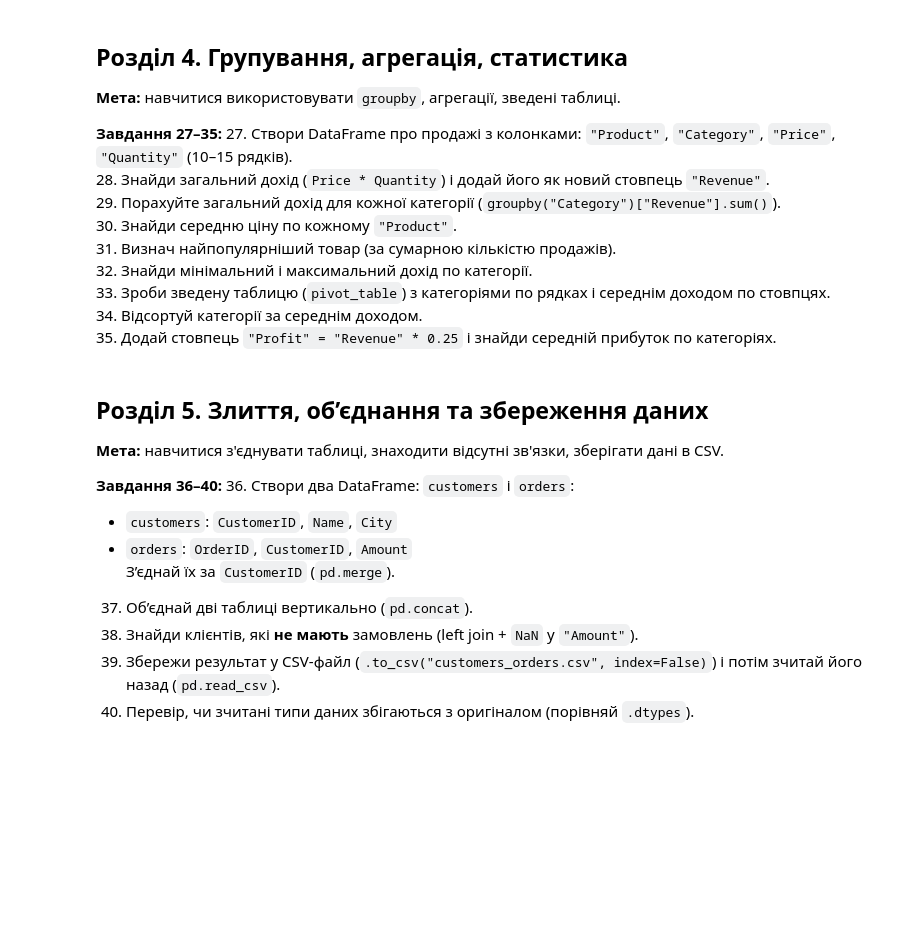
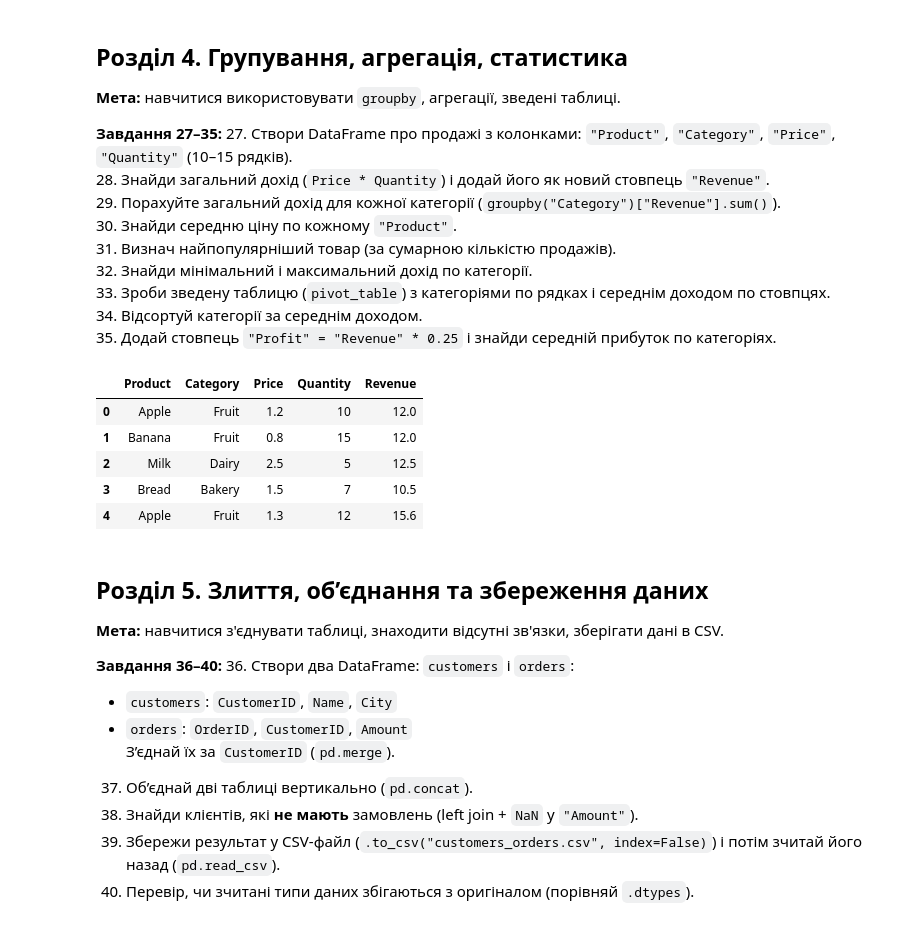
Before and after one commit to shevyakina43/test_task_python, a Jupyter notebook: pandas_matplotlib_practice.ipynb, the cells around one changed output. Saved outputs shown, nothing was run; the diff lists cells and outputs as text; code cells hidden in the pictures; blank space fills up the shorter version.

```diff
--- a/pandas_matplotlib_practice.ipynb
+++ b/pandas_matplotlib_practice.ipynb
@@ -289,0 +285,30 @@ df
+# %%
+# Розв'язання для завдань 21–26
+# Підказка: використовуй np.nan для створення пропусків.
+import pandas as pd
+import numpy as np
+# 21
+df = pd.DataFrame({
+    'Name':['Anna','Maria', None,'Mark','Max'],
+    'Age':[15, np.nan, 65, None, 43],
+    'City': ['Kyiv', None,'New York','Paris', np.nan],
+    'Salary': [50000, 60000, None, 55000, np.nan]
+})
+# 22
+text_columns = df.select_dtypes(include='object').columns
+df[text_columns] = df[text_columns].fillna('Unknown')   # select - выбрать,  - dtypes - типы данных, include='object - включить текстовые, .columns - взять только имена столбцов, df[text_columns] - обратиться к этим столбцам, .fillna('Unknown') - заменить NaN
+
+# 23
+num_columns = df.select_dtypes(include='number').columns
+df[num_columns] = df[num_columns].fillna(df[num_columns].mean())
+
+# 24
+df_dropped = df.dropna() # Удали строки, где есть NaN
+
+# 25
+df.isna().sum()
+
+# 26
+df.dtypes
+df.head()
+# Твій код тут ↓
@@ -309,3 +336,17 @@ df
+# %%
+
+
+# 35
+
+df.head()
+# Твій код тут ↓
+# %% [output]
+|  | Product | Category | Price | Quantity | Revenue |
+| 0 | Apple | Fruit | 1.2 | 10 | 12.0 |
+| 1 | Banana | Fruit | 0.8 | 15 | 12.0 |
+| 2 | Milk | Dairy | 2.5 | 5 | 12.5 |
+| 3 | Bread | Bakery | 1.5 | 7 | 10.5 |
+| 4 | Apple | Fruit | 1.3 | 12 | 15.6 |
 # %% [markdown]
 ## Розділ 5. Злиття, об’єднання та збереження даних
 **Мета:** навчитися з'єднувати таблиці, знаходити відсутні зв'язки, зберігати дані в CSV.
```
Also changed, not shown: parts of 4 cells of this notebook, 1 other file.
